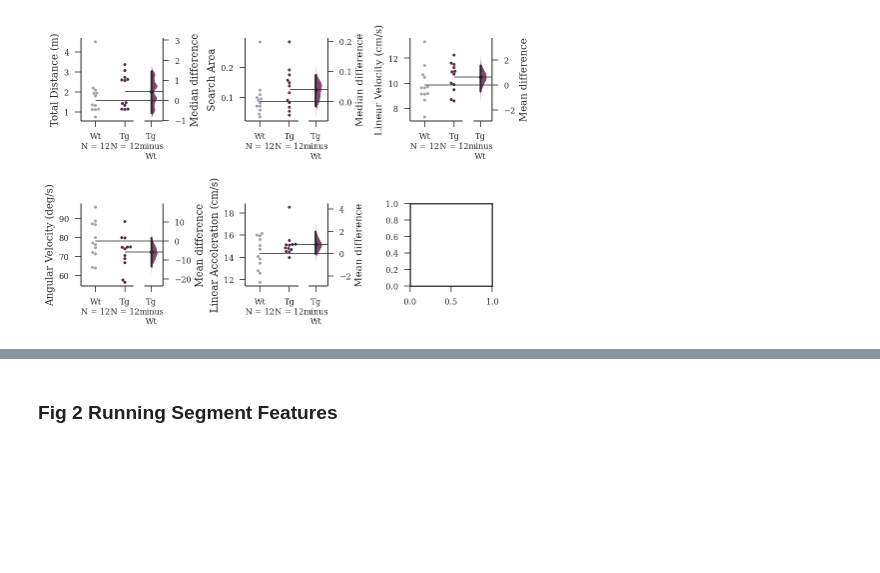
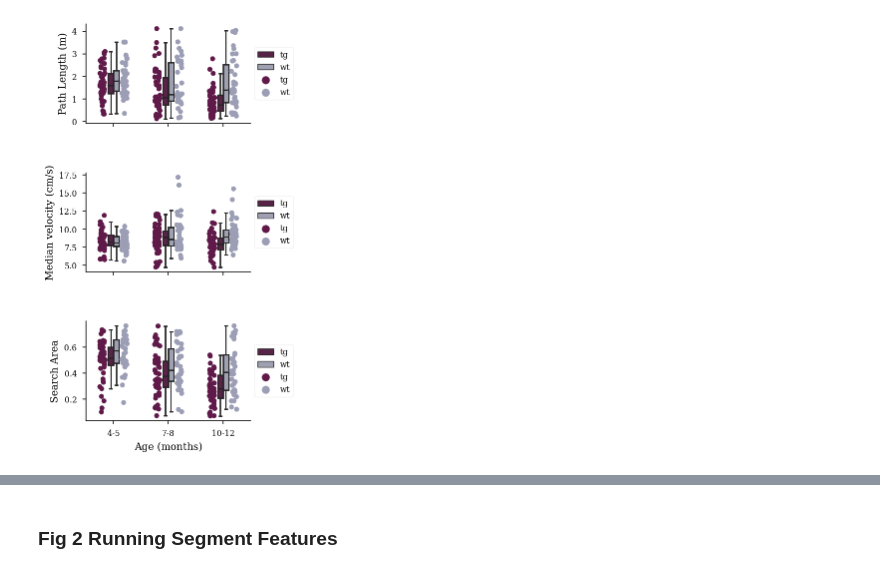
Before and after one commit to lolaBerkowitz/TgF344-AD_Open_Field, a Jupyter notebook: notebooks/TgF344_OF_figs.ipynb, the cells around one changed output, grey strips where cells are left out. Cells and saved outputs as stored; diff of their text form; code cells hidden in the pictures; blank space fills up the shorter version.

Commit message:
added new plotting function and small open field

```diff
--- a/notebooks/TgF344_OF_figs.ipynb
+++ b/notebooks/TgF344_OF_figs.ipynb
@@ -20,6 +28,10 @@ tex_fonts = {
 plt.style.use('seaborn-paper')
 plt.rcParams.update(tex_fonts)
 
+colors = ['#601a4a','#9c9eb5']
+sns.set_palette(sns.color_palette(colors))
+
+
 %config InlineBackend.figure_format = 'retina'
 # %%
 def set_size(width, fraction=1, subplots=(1, 1)):
@@ -75,0 +136,3 @@ See the caveats in the documentation: https://pandas.pydata.org/pandas-docs/stab
+# %%
+sm_data_path = '/Users/lauraberkowitz/github/TgF344-AD_Open_Field/notebooks/data/small_open_field_measures.csv'
+df_sm = pd.read_csv(sm_data_path)
@@ -76,3 +153,3 @@ See the caveats in the documentation: https://pandas.pydata.org/pandas-docs/stab
 # %%
-fig_save_path = 'D:/ryanh/github/TgF344-AD_Open_Field/notebooks/figs/'
+fig_save_path = '/Users/lauraberkowitz/github/TgF344-AD_Open_Field/notebooks/figs/'
 # %% [markdown]
@@ -80,39 +157,31 @@ fig_save_path = 'D:/ryanh/github/TgF344-AD_Open_Field/notebooks/figs/'
-# %%
-fig, axs = plt.subplots(2,3, figsize=set_size('thesis', fraction=1.25, subplots=(3, 3)), edgecolor='k')
-fig.subplots_adjust(hspace = 1, wspace=1)
-axs = axs.ravel()
-
-pathL_df = dabest.load(df_day1, idx=("Wt","Tg"),x="group", y="pathL")
-flatui = ["#601a4a","#9c9eb5"]   #color schedule for Tg and Wt, respectively.
-ax = pathL_df.median_diff.plot(ax=axs[0],custom_palette=flatui,raw_marker_size=3,es_marker_size=4)
-axs[0].set_ylabel("Total Distance (m)")
-
-
-pathL_df = dabest.load(df_day1, idx=("Wt","Tg"),x="group", y="searchArea")
-flatui = ["#601a4a","#9c9eb5"]
-ax = pathL_df.median_diff.plot(ax=axs[1],custom_palette=flatui,raw_marker_size=3,es_marker_size=4)
-axs[1].set_ylabel("Search Area")
-
-
-pathL_df = dabest.load(df_day1, idx=("Wt","Tg"),x="group", y="runSpeed")
-flatui = ["#601a4a","#9c9eb5"]
-ax = pathL_df.mean_diff.plot(ax=axs[2],custom_palette=flatui,raw_marker_size=3,es_marker_size=4)
-axs[2].set_ylabel("Linear Velocity (cm/s)")
-
-
-pathL_df = dabest.load(df_day1, idx=("Wt","Tg"),x="group", y="runAngVel")
-flatui = ["#601a4a","#9c9eb5"]
-ax = pathL_df.mean_diff.plot(ax=axs[3],custom_palette=flatui,raw_marker_size=3,es_marker_size=4)
-axs[3].set_ylabel("Angular Velocity (deg/s)")
-
-
-pathL_df = dabest.load(df_day1, idx=("Wt","Tg"),x="group", y="runAcell")
-flatui = ["#601a4a","#9c9eb5"]
-ax = pathL_df.mean_diff.plot(ax=axs[4],custom_palette=flatui,raw_marker_size=3,es_marker_size=4)
-axs[4].set_ylabel("Linear Acceleration (cm/s)")
-
-
-plt.savefig(fig_save_path+'Distance.svg',dpi=900,bbox_inches='tight')
-plt.savefig(fig_save_path+'Distance.png',dpi=900,bbox_inches='tight')
-# %% [output]
-[figure, removed]
+# %%
+fig, axs = plt.subplots(3,1, figsize=set_size('thesis', fraction=.5, subplots=(4, 1)))
+fig.subplots_adjust(hspace = .5, wspace=1)
+axs = axs.ravel()
+
+data_plots('time_point',df_sm.path_length/1000,df_sm,'group',axs[0])
+data_plots('time_point','median_velocity',df_sm,'group',axs[1])
+data_plots('time_point','search_area',df_sm,'group',axs[2])
+
+for ax in np.arange(3):
+    axs[ax].spines['right'].set_visible(False)
+    axs[ax].spines['top'].set_visible(False)
+    axs[ax].legend(loc='center left', bbox_to_anchor=(1, 0.5))
+
+axs[0].set_ylabel("Path Length (m)")
+axs[1].set_ylabel("Median velocity (cm/s)")
+axs[2].set_ylabel("Search Area")
+axs[2].set_xticklabels(['4-5','7-8','10-12'])
+axs[2].set_xlabel("Age (months)")
+axs[2].spines['right'].set_visible(False)
+axs[2].spines['top'].set_visible(False)
+axs[2].legend(loc='center left', bbox_to_anchor=(1, 0.5))
+
+axs[0].set_xticklabels(['','',''])
+axs[1].set_xticklabels(['','',''])
+axs[0].set_xlabel("")
+axs[1].set_xlabel("")
+
+plt.savefig(fig_save_path+'small_of_distance.svg',dpi=300,bbox_inches='tight')
+# %% [output]
+[figure, added]
```
Also changed, not shown: parts of 15 cells of this notebook.
